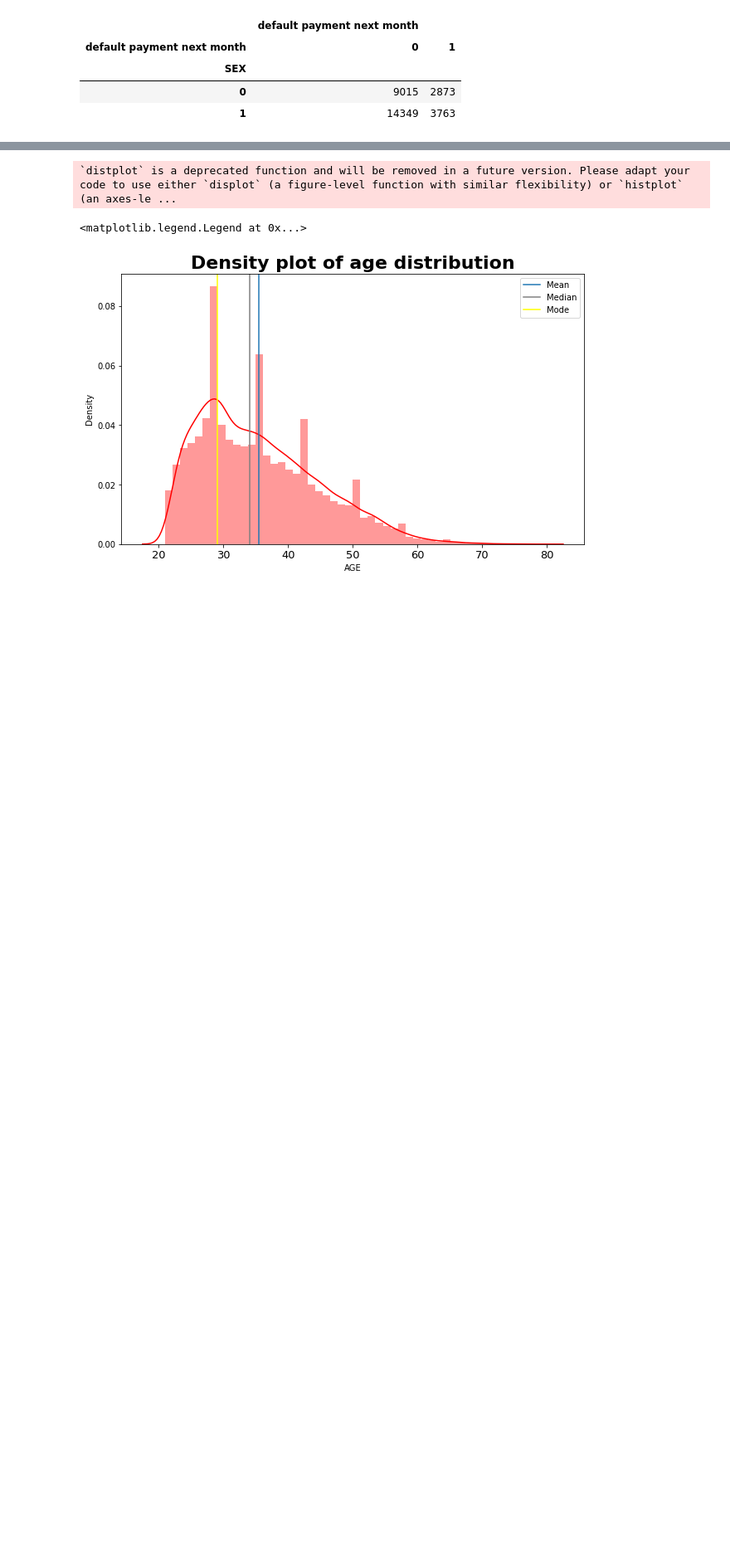
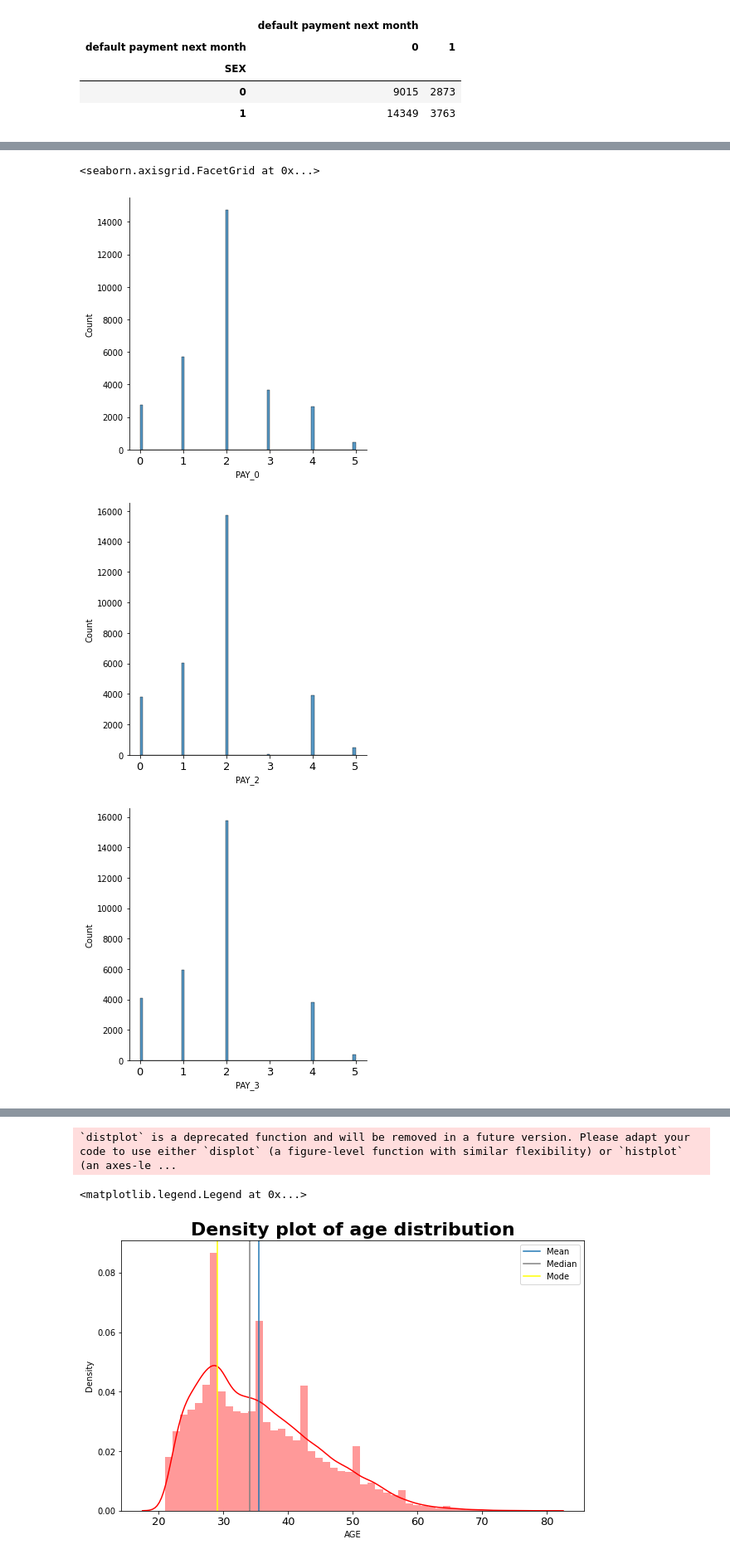
Before and after one commit to Rahul711sharma/Credit-Card-Default-, a Jupyter notebook: Credit_Card_Default.ipynb, the cells around one changed output, grey strips where cells are left out. Shown at 83% size. Saved outputs shown, nothing was run; the diff lists cells and outputs as text; code cells hidden in the pictures; blank space fills up the shorter version.

```diff
--- a/Credit_Card_Default.ipynb
+++ b/Credit_Card_Default.ipynb
@@ -257,7 +270,3 @@ df2['SEX'].value_counts()
 1    18112
 0    11888
 Name: SEX, dtype: int64
-# %%
-# Bar graphs
-for i in Cat_data:
-  print(ggplot(df2)+aes(i,color=i)+geom_bar(fill = "#FF7767"))
@@ -333,0 +358,6 @@ Text(0.5, 1.0, 'Count of People who defaulted by gender')
+# %%
+payments = ['PAY_0','PAY_2','PAY_3','PAY_4','PAY_5','PAY_6']
+for i in payments:
+  df2[i] = df2[i].replace({8:3,7:3,6:3,5:3,4:3})
+  df2[i]= np.array(df2[i])+2
+  print(df2[i].value_counts())
@@ -333,0 +382,10 @@ Text(0.5, 1.0, 'Count of People who defaulted by gender')
+# %%
+sns.displot(df2['PAY_0'],kde=0)
+sns.displot(df2['PAY_2'],kde=0)
+sns.displot(df2['PAY_3'],kde=0)
+sns.displot(df2['PAY_6'],kde=0)
+# %% [output]
+<seaborn.axisgrid.FacetGrid at 0x...>
+[figure, added]
+[figure, added]
+[figure, added]
```
Also changed, not shown: parts of 16 cells of this notebook.
